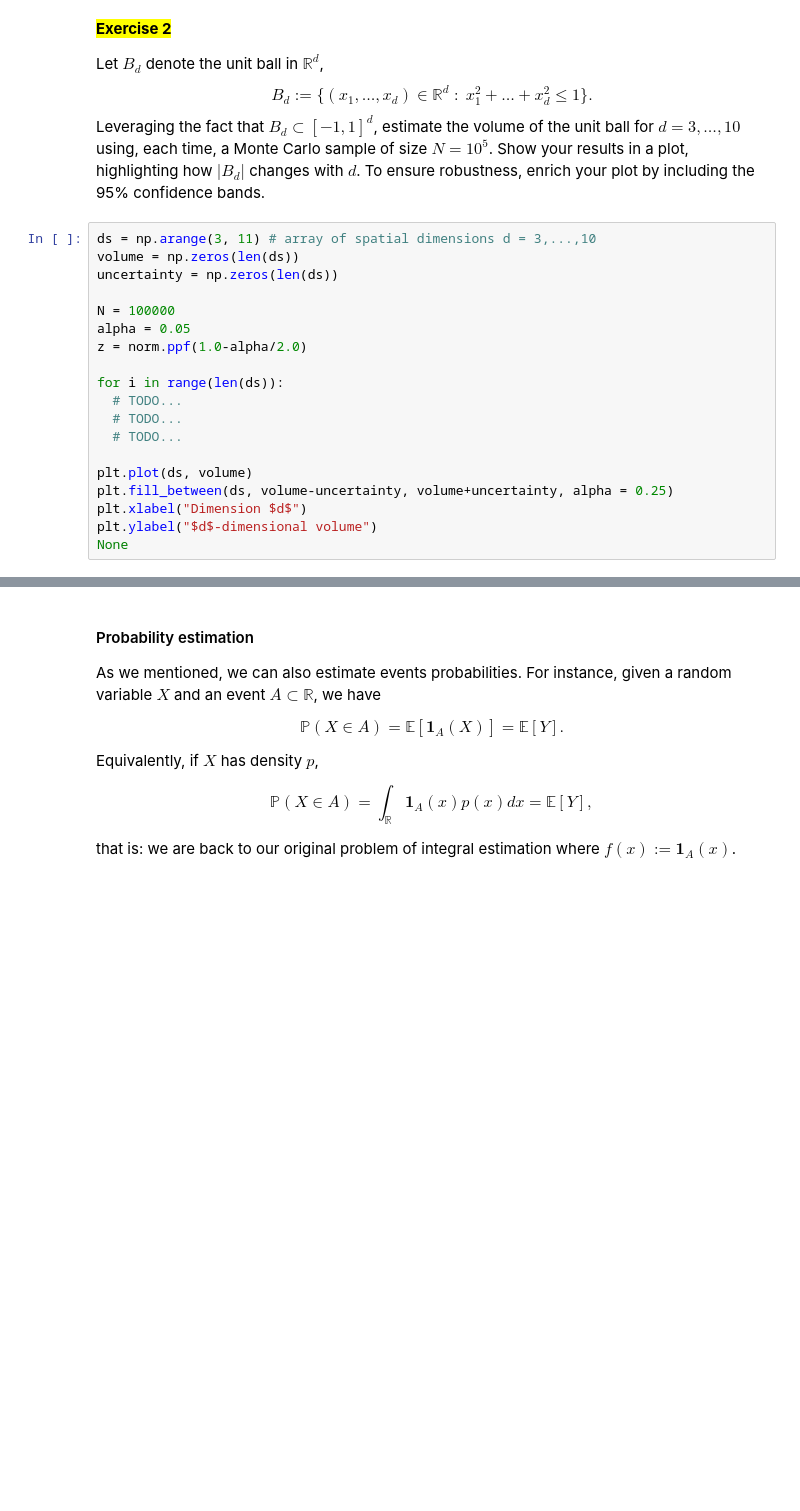
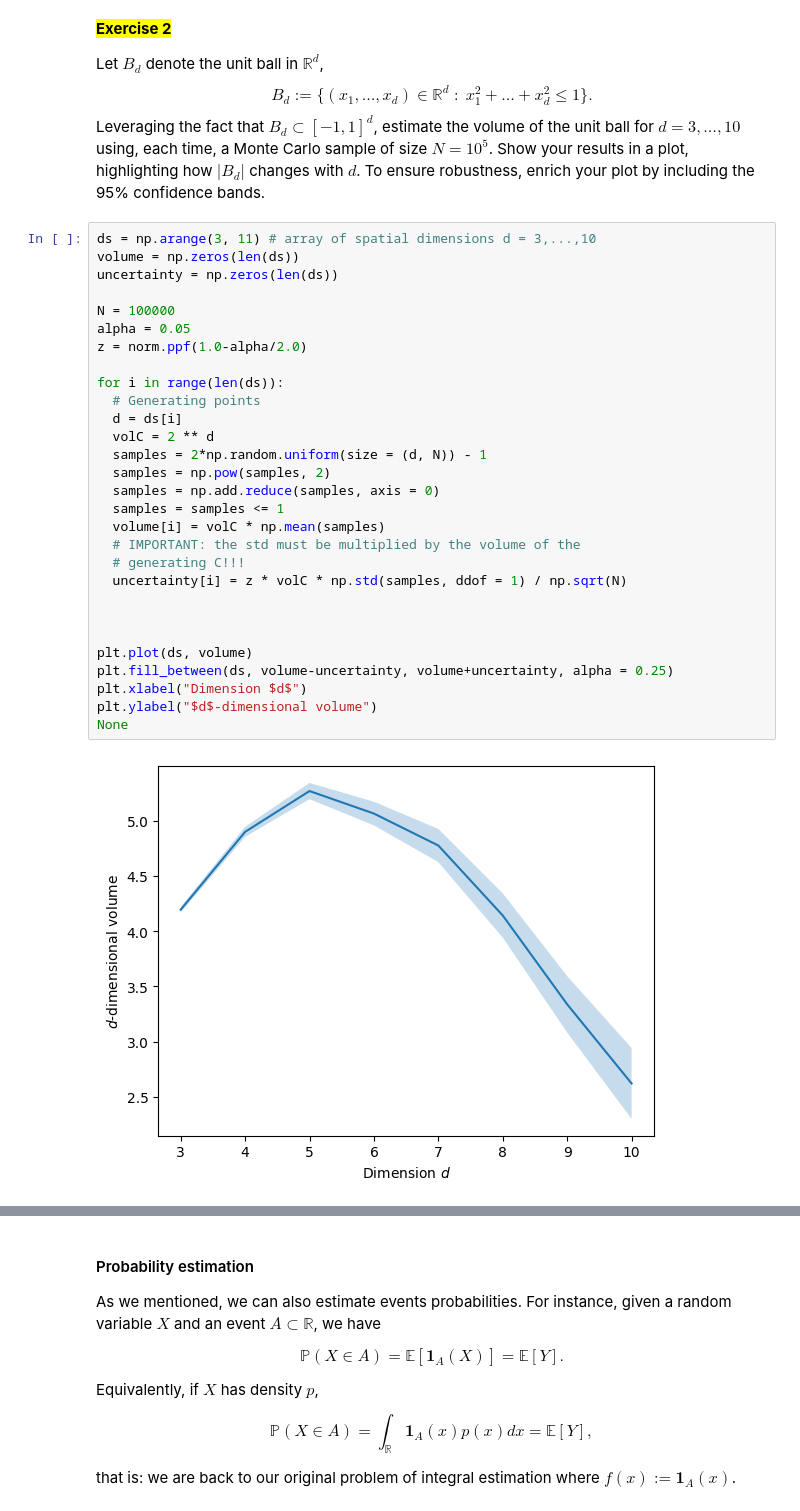
Before and after one commit to lordPachy/hpcengineering, a Jupyter notebook: Computational Statistics/05_monte_carlo.ipynb, the cells around one changed output, grey strips where cells are left out. Drawn from its saved outputs; the diff is of its cells as text; blank space fills up the shorter version.

```diff
--- a/Computational Statistics/05_monte_carlo.ipynb
+++ b/Computational Statistics/05_monte_carlo.ipynb
@@ -168,19 +167,31 @@ Leveraging the fact that $B_d\subset[-1,1]^d$, estimate the volume of the unit b
 # %%
 ds = np.arange(3, 11) # array of spatial dimensions d = 3,...,10
 volume = np.zeros(len(ds))
 uncertainty = np.zeros(len(ds))
 
 N = 100000
 alpha = 0.05
 z = norm.ppf(1.0-alpha/2.0)
 
 for i in range(len(ds)):
-  # TODO...
-  # TODO...
-  # TODO...
+  # Generating points
+  d = ds[i]
+  volC = 2 ** d
+  samples = 2*np.random.uniform(size = (d, N)) - 1
+  samples = np.pow(samples, 2)
+  samples = np.add.reduce(samples, axis = 0)
+  samples = samples <= 1
+  volume[i] = volC * np.mean(samples)
+  # IMPORTANT: the std must be multiplied by the volume of the
+  # generating C!!!
+  uncertainty[i] = z * volC * np.std(samples, ddof = 1) / np.sqrt(N)
+
+
 
 plt.plot(ds, volume)
 plt.fill_between(ds, volume-uncertainty, volume+uncertainty, alpha = 0.25)
 plt.xlabel("Dimension $d$")
 plt.ylabel("$d$-dimensional volume")
 None
+# %% [output]
+[figure, added]
```
Also changed, not shown: parts of 11 cells of this notebook, 1 other file.
